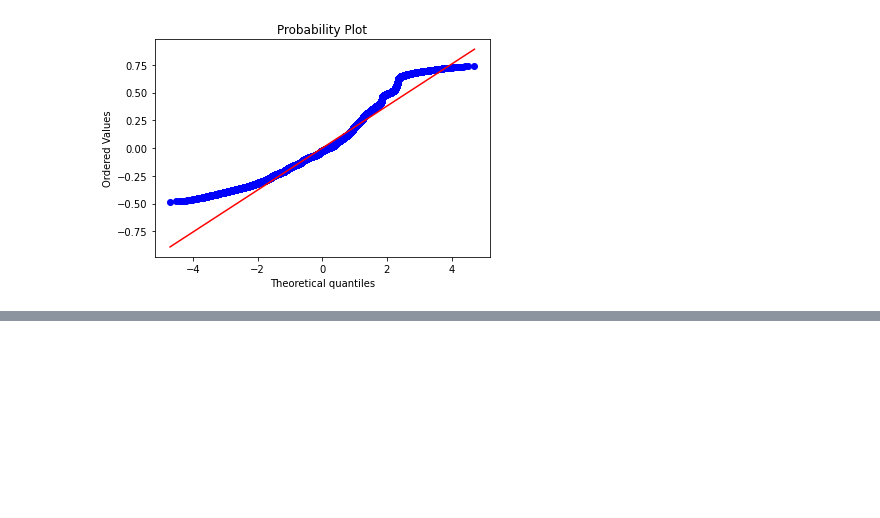
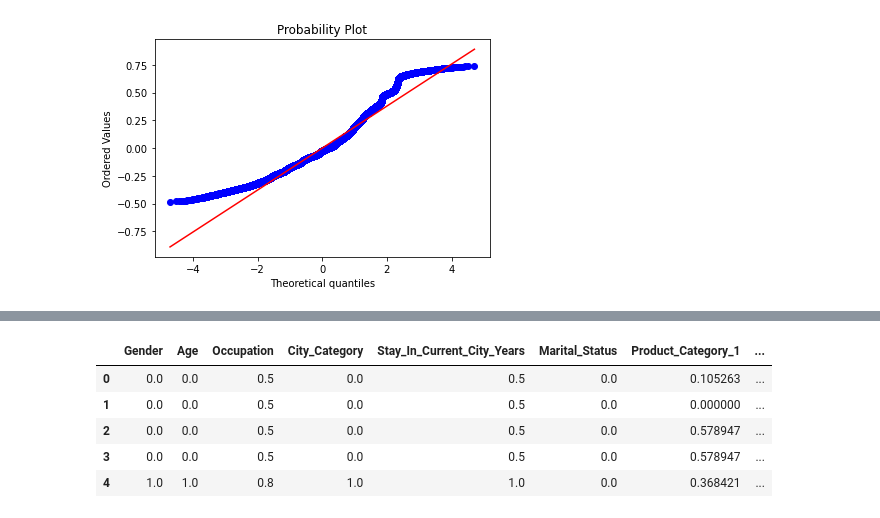
Before and after one commit to Blutronics/MultipleRegression, a Jupyter notebook: Black_Friday_Prediction.ipynb, the cells around one changed output, grey strips where cells are left out. Cells and saved outputs as stored; diff of their text form; code cells hidden in the pictures; blank space fills up the shorter version.

Commit message:
Began ANN Model

```diff
--- a/Black_Friday_Prediction.ipynb
+++ b/Black_Friday_Prediction.ipynb
@@ -644,0 +680,2 @@ train_rmse
+# %%
+annDf = mlr_model_df.copy()
@@ -644,0 +684,9 @@ train_rmse
+# %%
+annDf.head()
+# %% [output]
+|  | Gender | Age | Occupation | City_Category | Stay_In_Current_City_Years | Marital_Status | Product_Category_1 | ... |
+| 0 | 0.0 | 0.0 | 0.5 | 0.0 | 0.5 | 0.0 | 0.105263 | ... |
+| 1 | 0.0 | 0.0 | 0.5 | 0.0 | 0.5 | 0.0 | 0.000000 | ... |
+| 2 | 0.0 | 0.0 | 0.5 | 0.0 | 0.5 | 0.0 | 0.578947 | ... |
+| 3 | 0.0 | 0.0 | 0.5 | 0.0 | 0.5 | 0.0 | 0.578947 | ... |
+| 4 | 1.0 | 1.0 | 0.8 | 1.0 | 1.0 | 0.0 | 0.368421 | ... |
```
Also changed, not shown: parts of 24 cells of this notebook.
